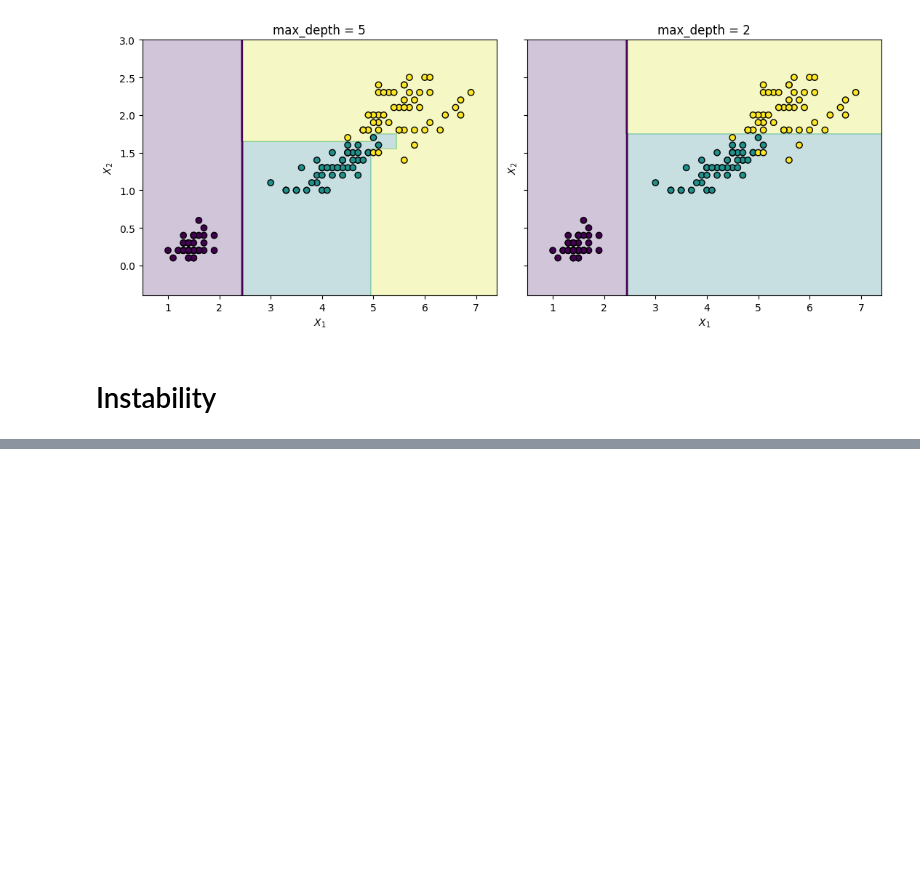
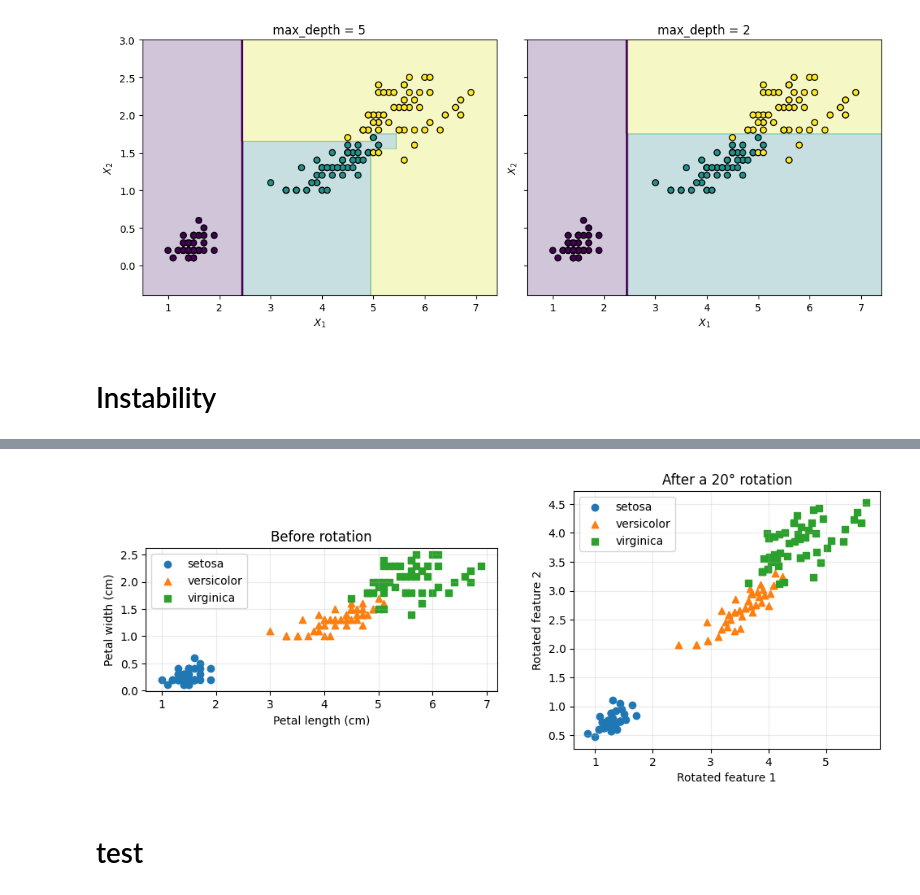
Before and after one commit to EstebanHuriot/ML_Museum, a Jupyter notebook: notebooks/03_DecisionTree.ipynb, the cells around one changed output, grey strips where cells are left out. Cells and saved outputs as stored; diff of their text form; code cells hidden in the pictures; blank space fills up the shorter version.

```diff
--- a/notebooks/03_DecisionTree.ipynb
+++ b/notebooks/03_DecisionTree.ipynb
@@ -333,0 +397,60 @@ plt.show()
+# %%
+iris = load_iris()
+
+X = iris.data[:, [2, 3]]  # petal length, petal width
+y = iris.target
+
+# Rotation angle
+angle_degrees = 20
+angle_radians = np.deg2rad(angle_degrees)
+
+rotation_matrix = np.array([
+    [np.cos(angle_radians), -np.sin(angle_radians)],
+    [np.sin(angle_radians),  np.cos(angle_radians)]
+])
+
+# Rotation around the origin (0, 0)
+X_rotated = X @ rotation_matrix.T
+
+# Plot before and after
+fig, axes = plt.subplots(1, 2, figsize=(10, 4))
+
+markers = ["o", "^", "s"]
+
+for class_id, class_name in enumerate(iris.target_names):
+    mask = y == class_id
+
+    axes[0].scatter(
+        X[mask, 0],
+        X[mask, 1],
+        marker=markers[class_id],
+        label=class_name
+    )
+
+    axes[1].scatter(
+        X_rotated[mask, 0],
+        X_rotated[mask, 1],
+        marker=markers[class_id],
+        label=class_name
+    )
+
+axes[0].set_xlabel("Petal length (cm)")
+axes[0].set_ylabel("Petal width (cm)")
+axes[0].set_title("Before rotation")
+axes[0].legend()
+
+axes[1].set_xlabel("Rotated feature 1")
+axes[1].set_ylabel("Rotated feature 2")
+axes[1].set_title(f"After a {angle_degrees}° rotation")
+axes[1].legend()
+
+for ax in axes:
+    ax.set_aspect("equal")
+    ax.grid(alpha=0.25)
+
+plt.tight_layout()
+plt.show()
+# %% [output]
+[figure, added]
+# %% [markdown]
+# test
```
Also changed, not shown: parts of 14 cells of this notebook.
